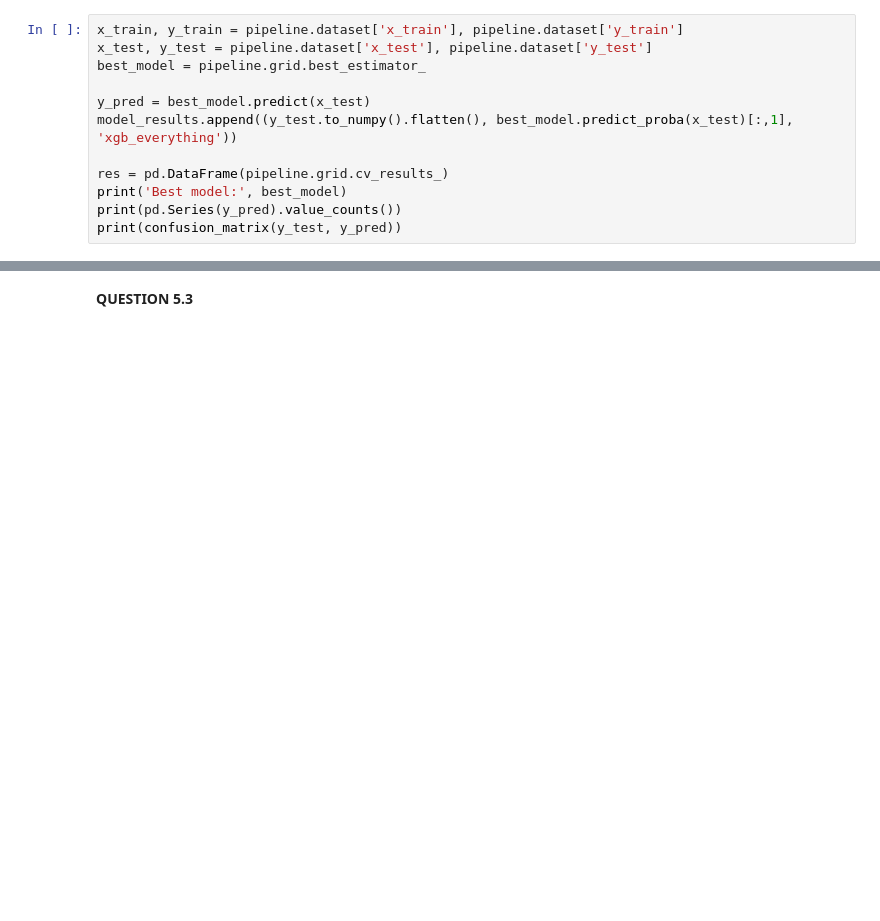
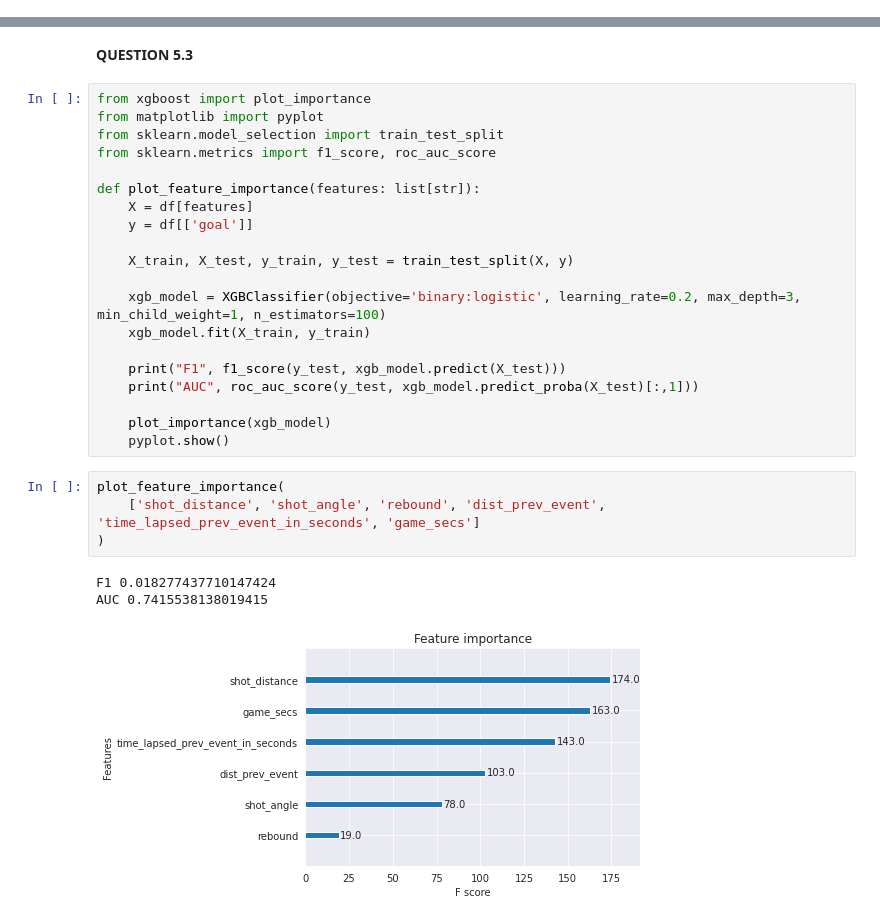
Before and after one commit to williamGlazer/IFT6758, a Jupyter notebook: notebooks/7.advanced-models.ipynb, the cells around one changed output, grey strips where cells are left out. Cells and saved outputs as stored; diff of their text form; blank space fills up the shorter version.

```diff
--- a/notebooks/7.advanced-models.ipynb
+++ b/notebooks/7.advanced-models.ipynb
@@ -266,12 +142,0 @@ f'Best accuracy: {accuracy:.4f}'
-# %%
-x_train, y_train = pipeline.dataset['x_train'], pipeline.dataset['y_train']
-x_test, y_test = pipeline.dataset['x_test'], pipeline.dataset['y_test']
-best_model = pipeline.grid.best_estimator_
-
-y_pred = best_model.predict(x_test)
-model_results.append((y_test.to_numpy().flatten(), best_model.predict_proba(x_test)[:,1], 'xgb_everything'))
-
-res = pd.DataFrame(pipeline.grid.cv_results_)
-print('Best model:', best_model)
-print(pd.Series(y_pred).value_counts())
-print(confusion_matrix(y_test, y_pred))
@@ -380,2 +159,30 @@ for truth, preds, label in model_results:
 # %% [markdown]
 **QUESTION 5.3**
+# %%
+from xgboost import plot_importance
+from matplotlib import pyplot
+from sklearn.model_selection import train_test_split
+from sklearn.metrics import f1_score, roc_auc_score
+
+def plot_feature_importance(features: list[str]):
+    X = df[features]
+    y = df[['goal']]
+
+    X_train, X_test, y_train, y_test = train_test_split(X, y)
+
+    xgb_model = XGBClassifier(objective='binary:logistic', learning_rate=0.2, max_depth=3, min_child_weight=1, n_estimators=100)
+    xgb_model.fit(X_train, y_train)
+
+    print("F1", f1_score(y_test, xgb_model.predict(X_test)))
+    print("AUC", roc_auc_score(y_test, xgb_model.predict_proba(X_test)[:,1]))
+
+    plot_importance(xgb_model)
+    pyplot.show()
+# %%
+plot_feature_importance(
+    ['shot_distance', 'shot_angle', 'rebound', 'dist_prev_event', 'time_lapsed_prev_event_in_seconds', 'game_secs']
+)
+# %% [output]
+F1 0.018277437710147424
+AUC 0.7415538138019415
+[figure, added]
```
Also changed, not shown: parts of 30 cells of this notebook, 3 other files.
